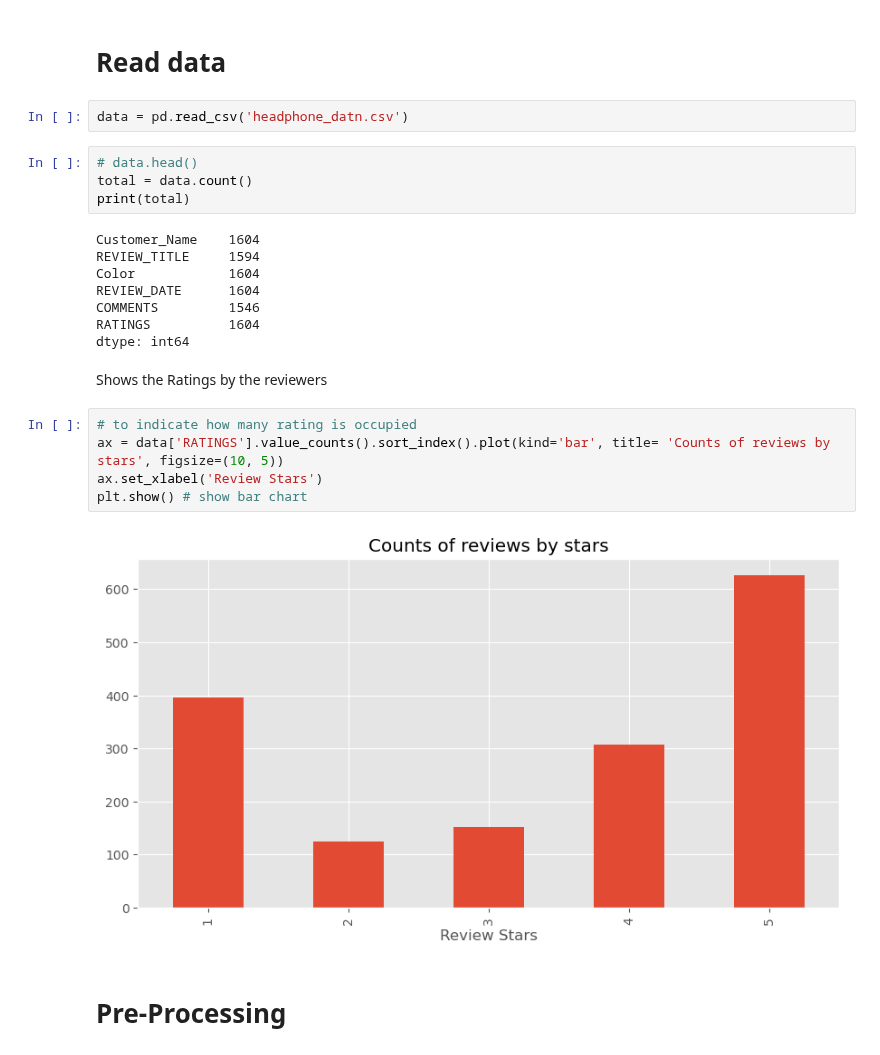
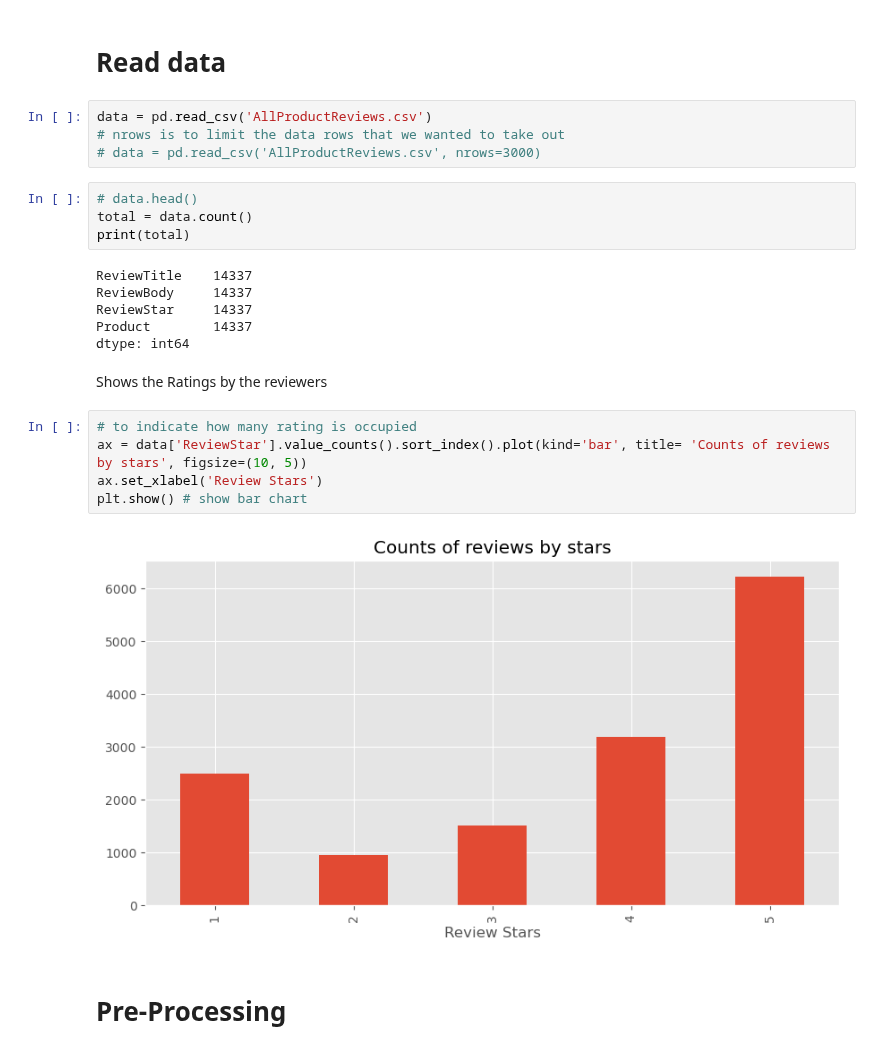
Before and after one commit to jeromechinjs/NLP-Assignment, a Jupyter notebook: AI-Assignment-NLP.ipynb, the cells around one changed output. Saved outputs shown, nothing was run; the diff lists cells and outputs as text.

```diff
--- a/AI-Assignment-NLP.ipynb
+++ b/AI-Assignment-NLP.ipynb
@@ -98,29 +98,29 @@ Note: you may need to restart the kernel to use updated packages.
  'c:\\Users\\User\\anaconda3\\Lib\\site-packages']
 # %% [markdown]
 # Read data
-# %%
-data = pd.read_csv('headphone_datn.csv')
+# %%
+data = pd.read_csv('AllProductReviews.csv')
+# nrows is to limit the data rows that we wanted to take out
+# data = pd.read_csv('AllProductReviews.csv', nrows=3000)
 # %%
 # data.head()
 total = data.count()
 print(total)
 # %% [output]
-Customer_Name    1604
-REVIEW_TITLE     1594
-Color            1604
-REVIEW_DATE      1604
-COMMENTS         1546
-RATINGS          1604
+ReviewTitle    14337
+ReviewBody     14337
+ReviewStar     14337
+Product        14337
 dtype: int64
 # %% [markdown]
 Shows the Ratings by the reviewers
 # %%
 # to indicate how many rating is occupied
-ax = data['RATINGS'].value_counts().sort_index().plot(kind='bar', title= 'Counts of reviews by stars', figsize=(10, 5))
+ax = data['ReviewStar'].value_counts().sort_index().plot(kind='bar', title= 'Counts of reviews by stars', figsize=(10, 5))
 ax.set_xlabel('Review Stars')
 plt.show() # show bar chart
 # %% [output]
-[figure, old version]
+[figure, new version]
 # %% [markdown]
 # Pre-Processing
 # %%
```
Also changed, not shown: parts of 3 cells of this notebook.
